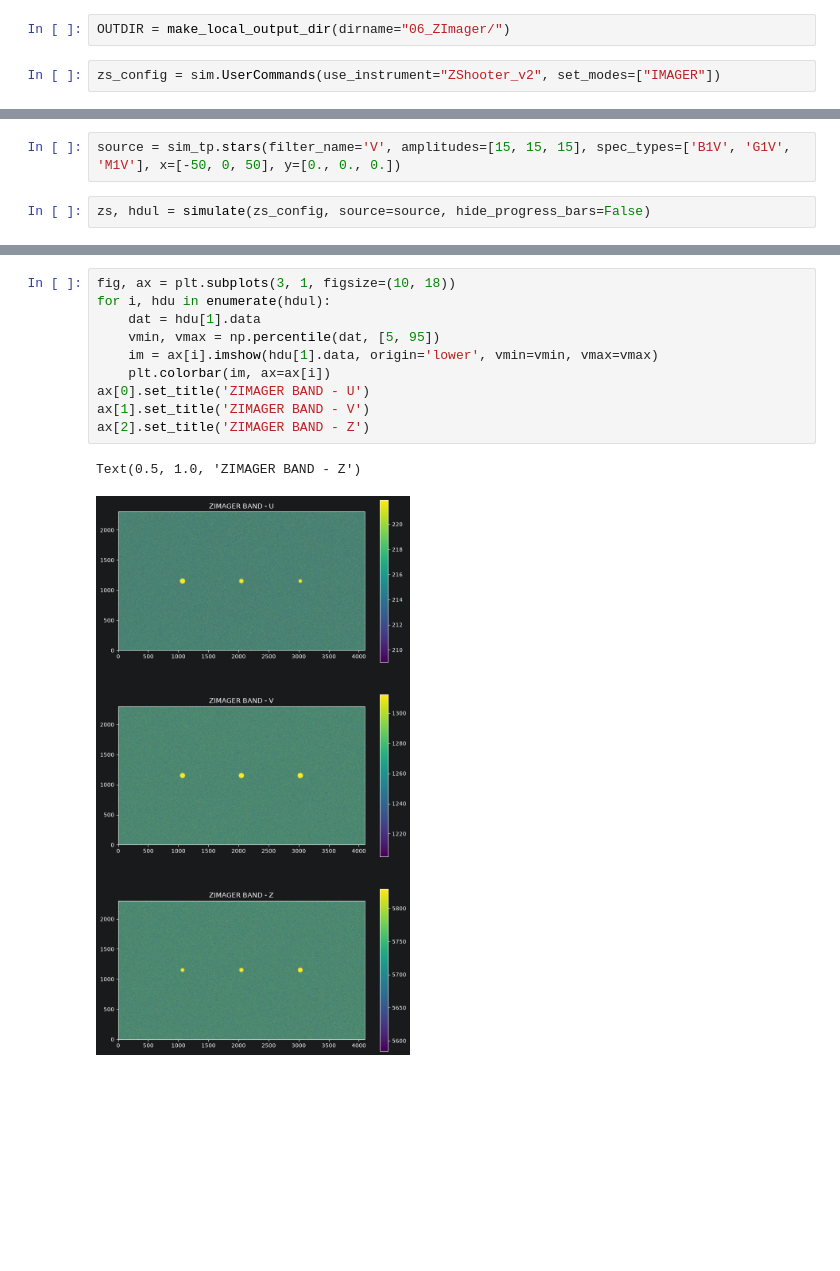
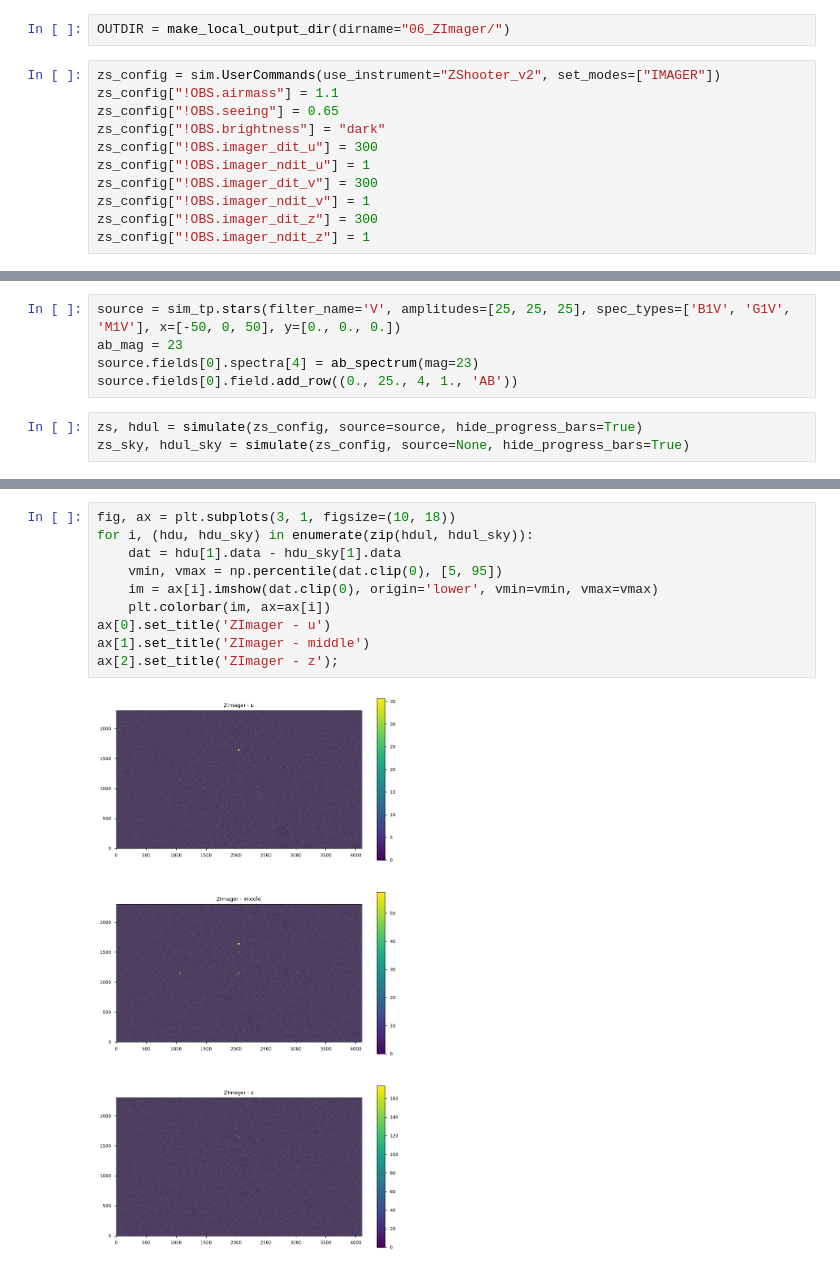
Before and after one commit to CaltechOpticalObservatories/zs-scopesim, a Jupyter notebook: notebooks/06_ZImager.ipynb, the cells around one changed output, grey strips where cells are left out. Saved outputs shown, nothing was run; the diff lists cells and outputs as text; blank space fills up the shorter version.

```diff
--- a/notebooks/06_ZImager.ipynb
+++ b/notebooks/06_ZImager.ipynb
@@ -20,6 +22,15 @@ ignore_warnings()
 OUTDIR = make_local_output_dir(dirname="06_ZImager/")
 # %%
 zs_config = sim.UserCommands(use_instrument="ZShooter_v2", set_modes=["IMAGER"])
+zs_config["!OBS.airmass"] = 1.1
+zs_config["!OBS.seeing"] = 0.65
+zs_config["!OBS.brightness"] = "dark"
+zs_config["!OBS.imager_dit_u"] = 300
+zs_config["!OBS.imager_ndit_u"] = 1
+zs_config["!OBS.imager_dit_v"] = 300
+zs_config["!OBS.imager_ndit_v"] = 1
+zs_config["!OBS.imager_dit_z"] = 300
+zs_config["!OBS.imager_ndit_z"] = 1
 # %%
 df = list_effects(zs_config)
 df
@@ -62,8 +73,12 @@ zs_config['!OBS']
 
 [1] mapping contents:
 # %%
-source = sim_tp.stars(filter_name='V', amplitudes=[15, 15, 15], spec_types=['B1V', 'G1V', 'M1V'], x=[-50, 0, 50], y=[0., 0., 0.])
+source = sim_tp.stars(filter_name='V', amplitudes=[25, 25, 25], spec_types=['B1V', 'G1V', 'M1V'], x=[-50, 0, 50], y=[0., 0., 0.])
+ab_mag = 23
+source.fields[0].spectra[4] = ab_spectrum(mag=23)
+source.fields[0].field.add_row((0., 25., 4, 1., 'AB'))
 # %%
-zs, hdul = simulate(zs_config, source=source, hide_progress_bars=False)
+zs, hdul = simulate(zs_config, source=source, hide_progress_bars=True)
+zs_sky, hdul_sky = simulate(zs_config, source=None, hide_progress_bars=True)
 # %% [output]
 astar.scopesim.utils - Brightness level supplied instead of time, dark
@@ -98,13 +101,12 @@ astar.scopesim.detector.detector_manager - Extracting from 1 detectors...
 # %%
 fig, ax = plt.subplots(3, 1, figsize=(10, 18))
-for i, hdu in enumerate(hdul):
-    dat = hdu[1].data
-    vmin, vmax = np.percentile(dat, [5, 95])
-    im = ax[i].imshow(hdu[1].data, origin='lower', vmin=vmin, vmax=vmax)
+for i, (hdu, hdu_sky) in enumerate(zip(hdul, hdul_sky)):
+    dat = hdu[1].data - hdu_sky[1].data
+    vmin, vmax = np.percentile(dat.clip(0), [5, 95])
+    im = ax[i].imshow(dat.clip(0), origin='lower', vmin=vmin, vmax=vmax)
     plt.colorbar(im, ax=ax[i])
-ax[0].set_title('ZIMAGER BAND - U')
-ax[1].set_title('ZIMAGER BAND - V')
-ax[2].set_title('ZIMAGER BAND - Z')
+ax[0].set_title('ZImager - u')
+ax[1].set_title('ZImager - middle')
+ax[2].set_title('ZImager - z');
 # %% [output]
-Text(0.5, 1.0, 'ZIMAGER BAND - Z')
-[figure, old version]
+[figure, new version]
```
Also changed, not shown: parts of 5 cells of this notebook.
